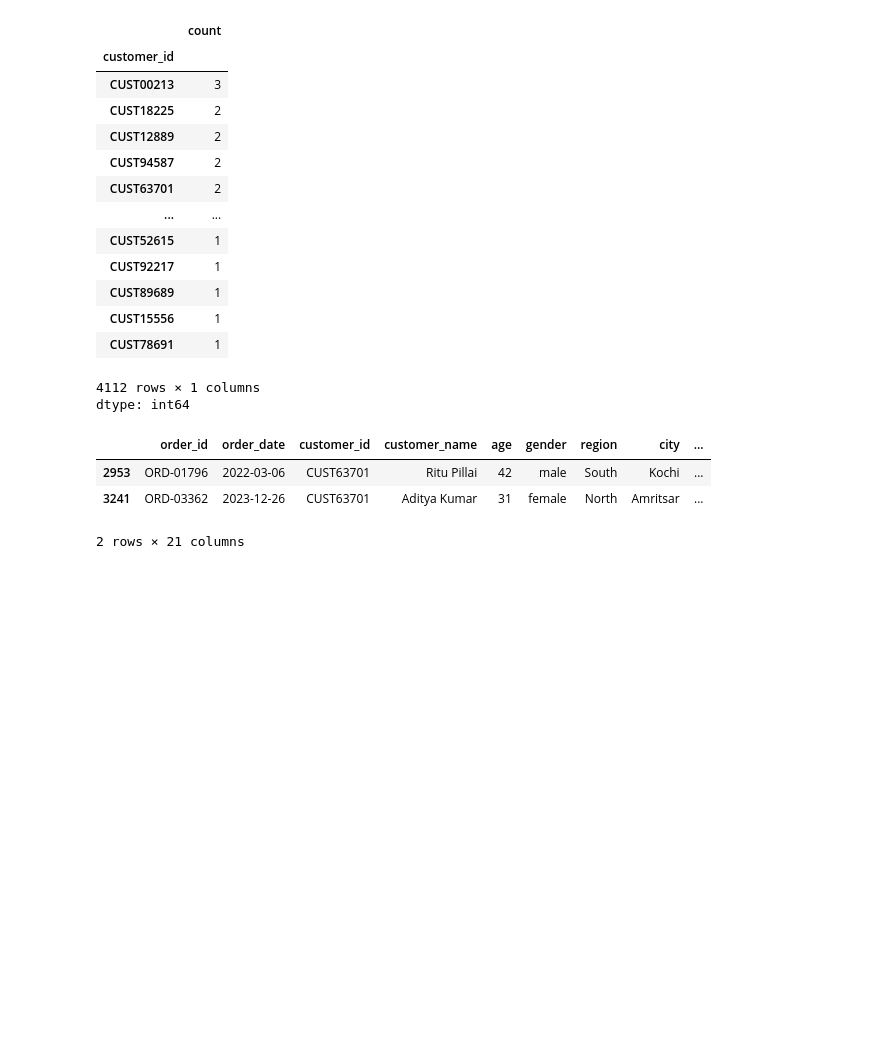
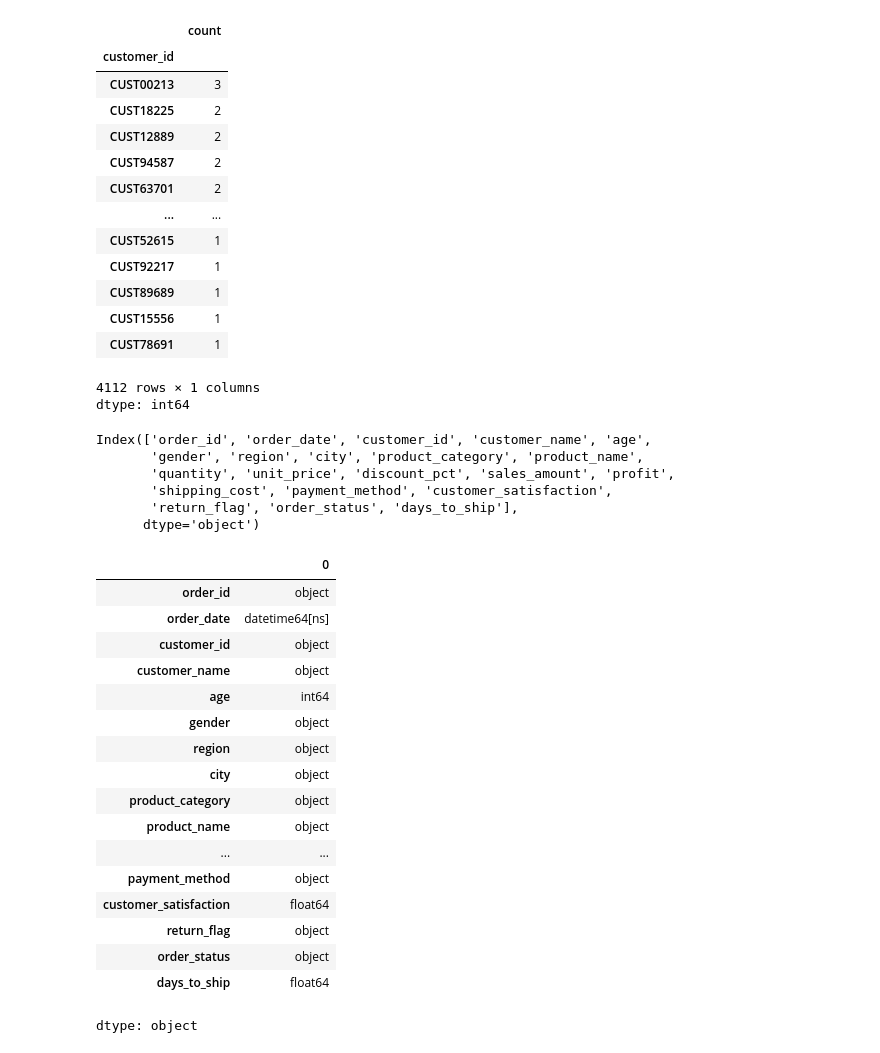
Before and after one commit to Muskan-researcher/DataAnalysisProjects, a Jupyter notebook: Data Cleaning/retail-sales-dataset using python.ipynb, the cells around one changed output. Saved outputs shown, nothing was run; the diff lists cells and outputs as text; code cells hidden in the pictures; blank space fills up the shorter version.

```diff
--- a/Data Cleaning/retail-sales-dataset using python.ipynb
+++ b/Data Cleaning/retail-sales-dataset using python.ipynb
@@ -331,10 +334,12 @@ df['customer_id'].value_counts()
 | CUST78691 | 1 |
 4112 rows × 1 columns
 dtype: int64
-# %%
-df[df['customer_id'] == 'CUST63701']
-# %% [output]
-|  | order_id | order_date | customer_id | customer_name | age | gender | region | city | ... |
-| 2953 | ORD-01796 | 2022-03-06 | CUST63701 | Ritu Pillai | 42 | male | South | Kochi | ... |
-| 3241 | ORD-03362 | 2023-12-26 | CUST63701 | Aditya Kumar | 31 | female | North | Amritsar | ... |
-2 rows × 21 columns
+# %%
+df.columns
+# %% [output]
+Index(['order_id', 'order_date', 'customer_id', 'customer_name', 'age',
+       'gender', 'region', 'city', 'product_category', 'product_name',
+       'quantity', 'unit_price', 'discount_pct', 'sales_amount', 'profit',
+       'shipping_cost', 'payment_method', 'customer_satisfaction',
+       'return_flag', 'order_status', 'days_to_ship'],
+      dtype='object')
@@ -340,0 +352,21 @@ df[df['customer_id'] == 'CUST63701']
+# %%
+df.dtypes
+# %% [output]
+|  | 0 |
+| order_id | object |
+| order_date | datetime64[ns] |
+| customer_id | object |
+| customer_name | object |
+| age | int64 |
+| gender | object |
+| region | object |
+| city | object |
+| product_category | object |
+| product_name | object |
+| ... | ... |
+| payment_method | object |
+| customer_satisfaction | float64 |
+| return_flag | object |
+| order_status | object |
+| days_to_ship | float64 |
+dtype: object
```
Also changed, not shown: parts of 16 cells of this notebook.
